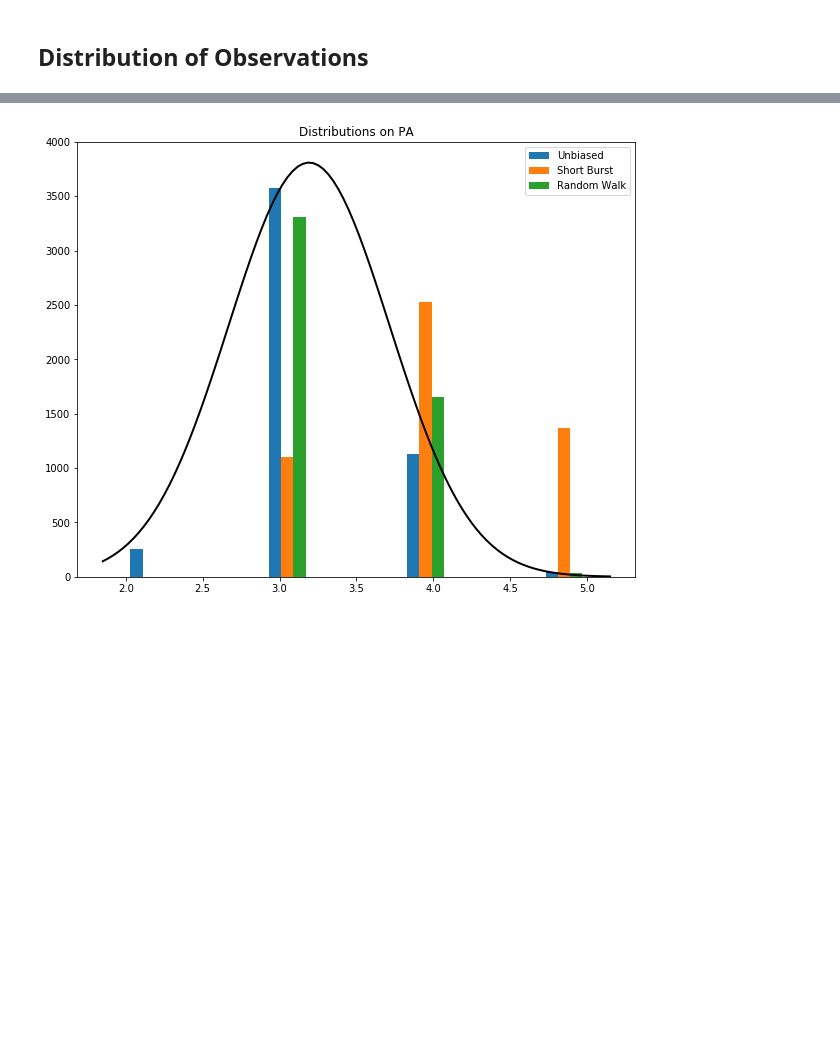
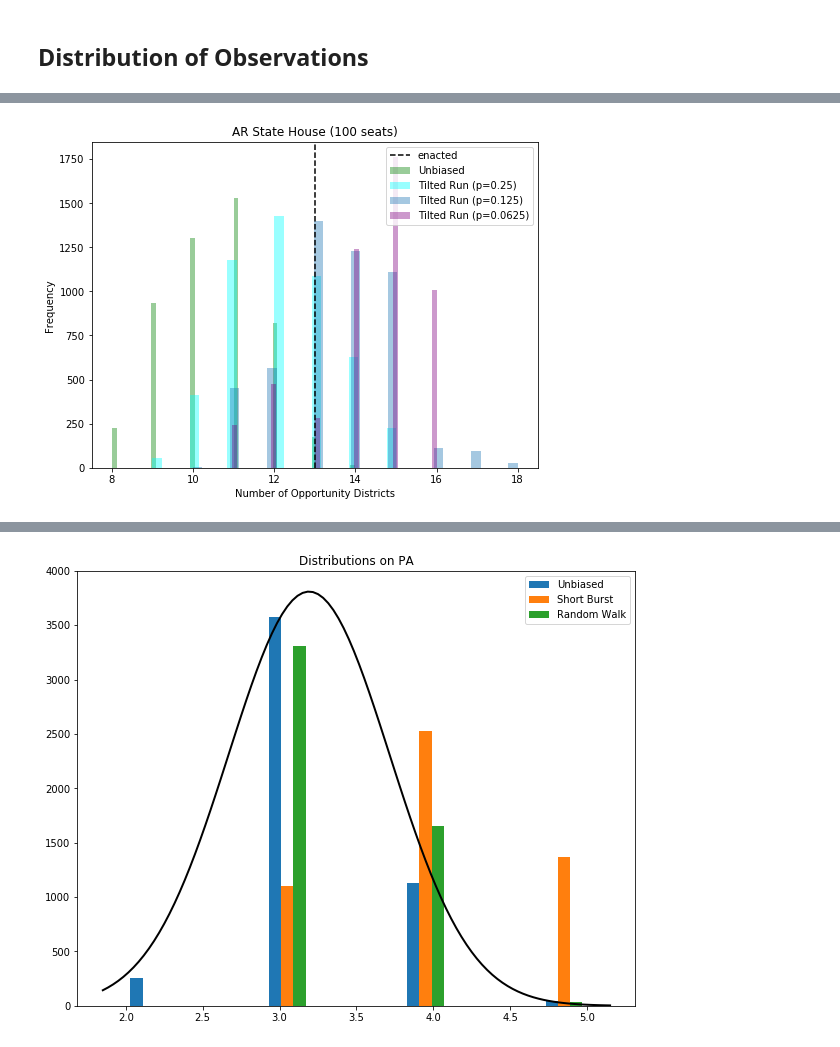
Before and after one commit to vrdi/shortbursts-gingles, a Jupyter notebook: projections_to_the _line_and_observed_distributions.ipynb, the cells around one changed output, grey strips where cells are left out. Saved outputs shown, nothing was run; the diff lists cells and outputs as text; code cells hidden in the pictures; blank space fills up the shorter version.

```diff
--- a/projections_to_the _line_and_observed_distributions.ipynb
+++ b/projections_to_the _line_and_observed_distributions.ipynb
@@ -187,0 +215,5 @@ def stationary_distribution(graph):
+# %%
+_, AR_observations_htilt_8 = AR_house_gingles.biased_run(num_iters=5000, maximize=True, p=0.125)
+# %%
+_, AR_observations_htilt_16 = AR_house_gingles.biased_run(num_iters=5000, maximize=True,
+                                                          p=0.0625)
@@ -187,0 +303,17 @@ def stationary_distribution(graph):
+# %%
+plt.figure(figsize=(8,6))
+plt.title("AR State House (100 seats)")
+plt.xlabel("Number of Opportunity Districts")
+plt.ylabel("Frequency")
+sns.distplot(AR_observations_hub.flatten(), kde=False, label="Unbiased", color="green")
+sns.distplot(AR_observations_htilt, kde=False, label="Tilted Run (p=0.25)", color="cyan")
+sns.distplot(AR_observations_htilt_8.flatten(), kde=False, label="Tilted Run (p=0.125)")
+sns.distplot(AR_observations_htilt_16.flatten(), kde=False, label="Tilted Run (p=0.0625)",
+             color="purple")
+# sns.distplot(AR_observations_hsb_max.flatten(), kde=False, label="Short Bursts", color="purple")
+plt.axvline(x=H_enact, color="k", linestyle="--", label="enacted")
+plt.legend()
+plt.show()
+# plt.savefig("plots/AR_state_house_tilted_runs.png")
+# %% [output]
+[figure, added]
```
Also changed, not shown: parts of 32 cells of this notebook, 2 other files.
